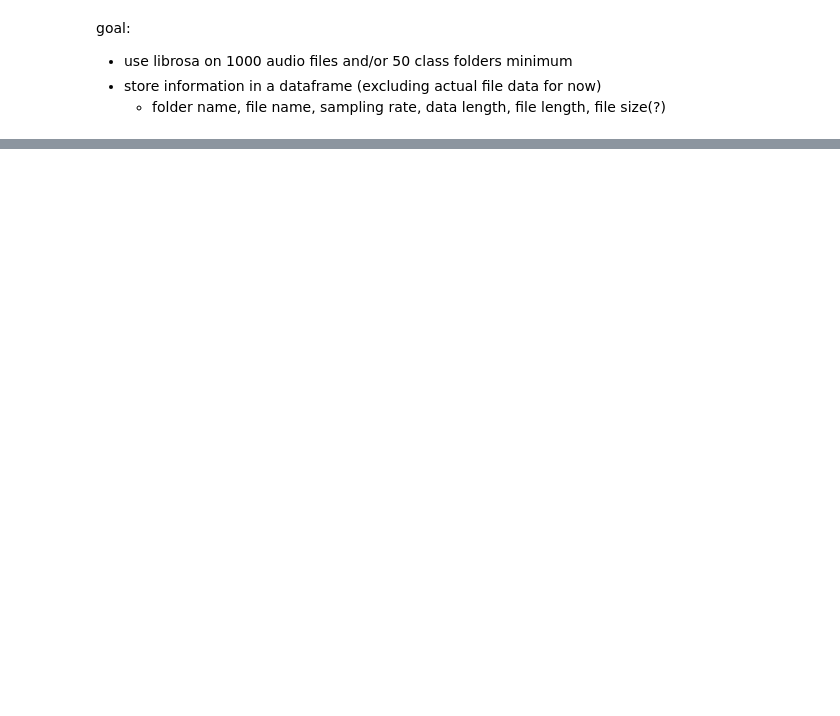
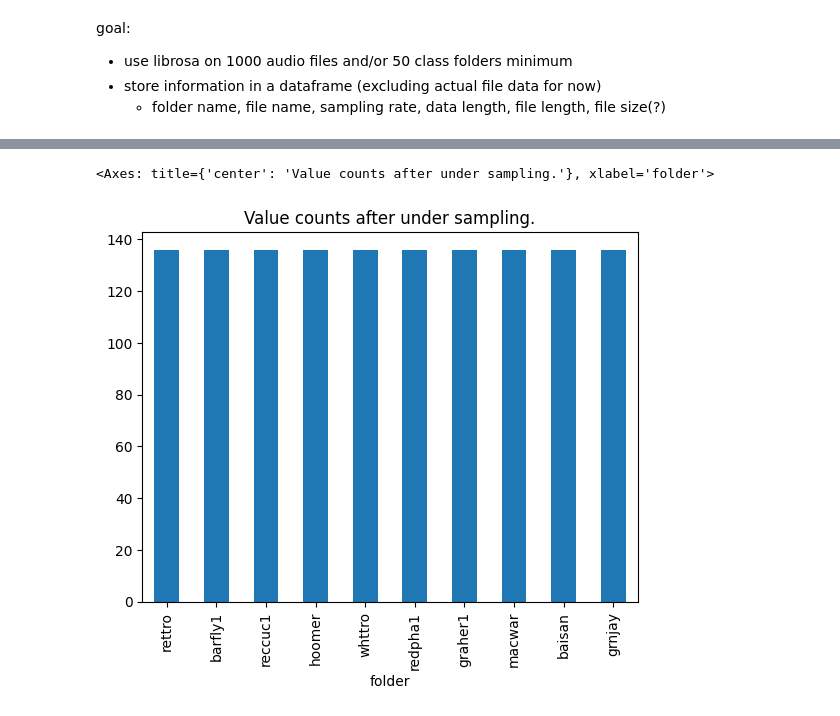
Before and after one commit to spearmintage/final-project, a Jupyter notebook: code/deeper_audio_test.ipynb, the cells around one changed output, grey strips where cells are left out. Drawn from its saved outputs; the diff is of its cells as text; code cells hidden in the pictures; blank space fills up the shorter version.

```diff
--- a/code/deeper_audio_test.ipynb
+++ b/code/deeper_audio_test.ipynb
@@ -204 +242,6 @@ del i, row, spec_magnitude, mel_scale_spectrogram, mel_scale_spectrogram_db, mel
+# %%
+folder_df["folder"].value_counts().plot.bar(title=f"Value counts after {sampling_technique} sampling.")
+# %% [output]
+<Axes: title={'center': 'Value counts after under sampling.'}, xlabel='folder'>
+[figure, added]
 # %%
```
Also changed, not shown: parts of 17 cells of this notebook, 3 other files.
